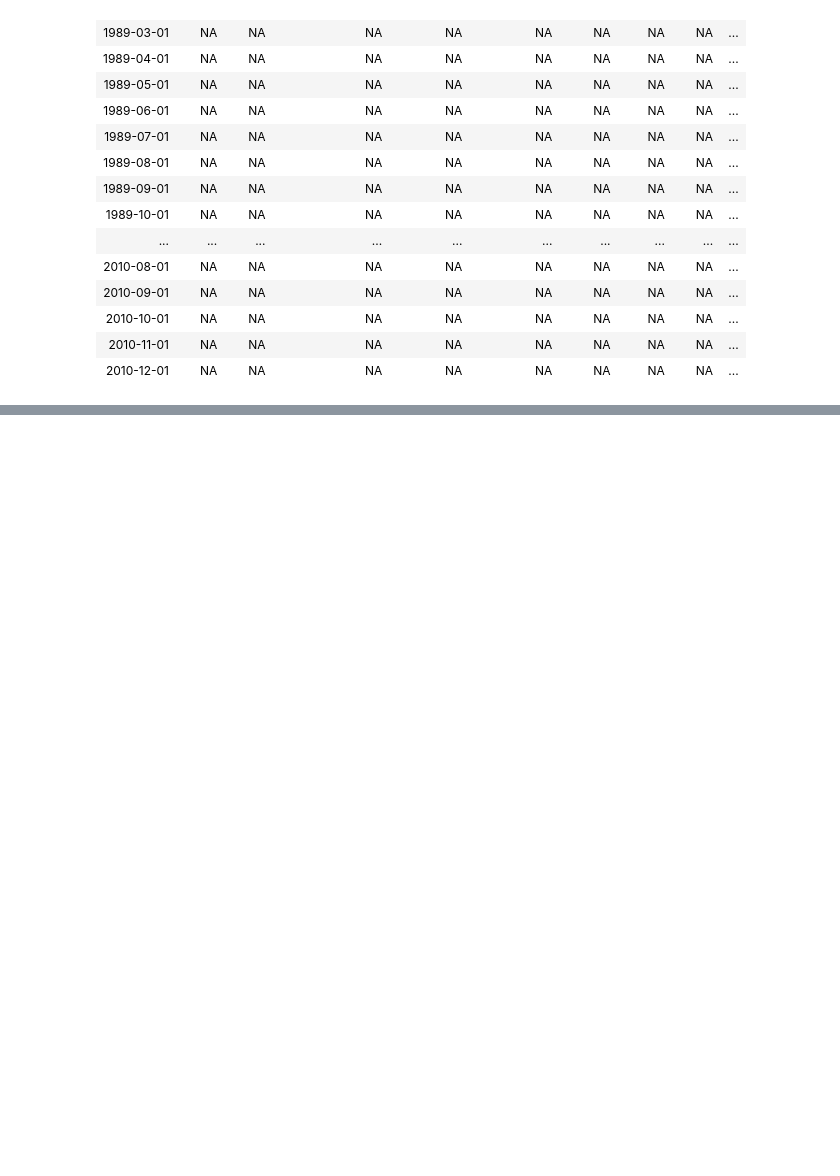
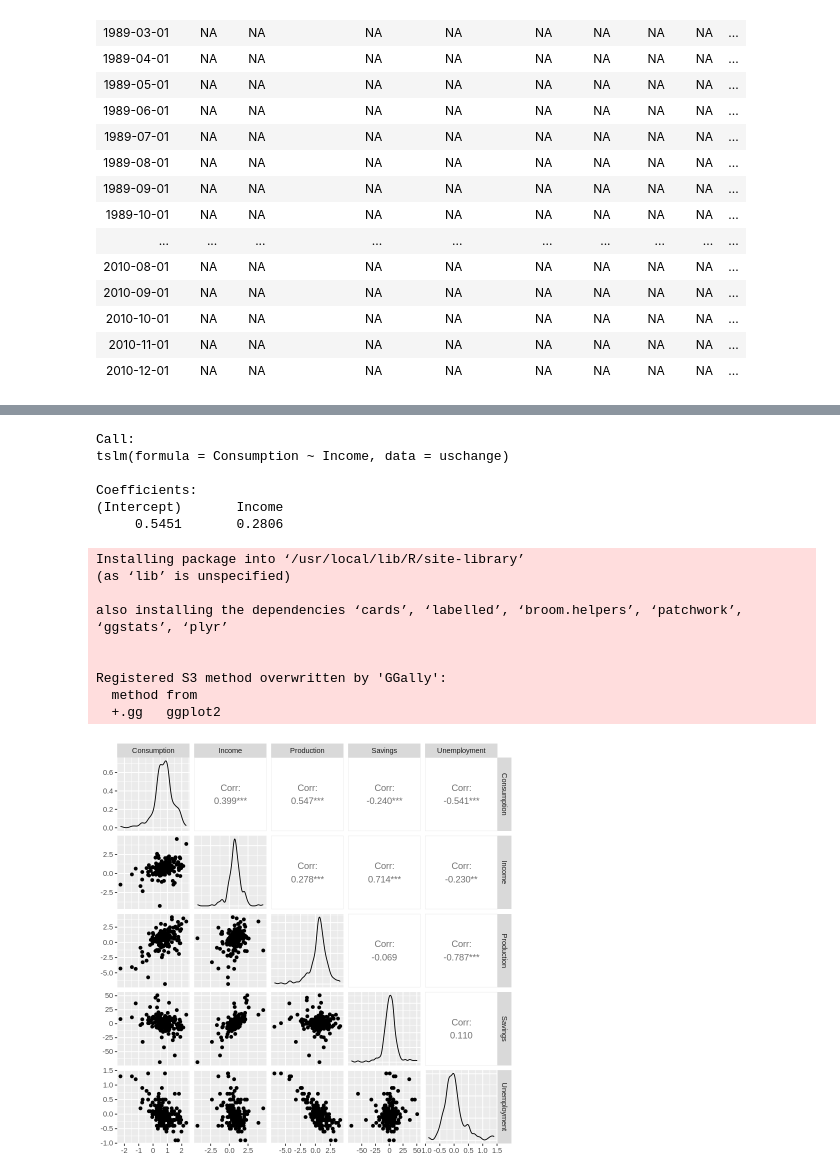
Before and after one commit to pacayton/Forecasting_Codes, a Jupyter notebook: Chapter_5_FPP2.ipynb, the cells around one changed output, grey strips where cells are left out. Drawn from its saved outputs; the diff is of its cells as text; code cells hidden in the pictures; blank space fills up the shorter version.

```diff
--- a/Chapter_5_FPP2.ipynb
+++ b/Chapter_5_FPP2.ipynb
@@ -89,0 +107,26 @@ A spec_tbl_df: 112 × 19
+# %%
+tslm(Consumption ~ Income, data=uschange)
+# %% [output]
+Call:
+tslm(formula = Consumption ~ Income, data = uschange)
+
+Coefficients:
+(Intercept)       Income
+     0.5451       0.2806
+# %%
+install.packages("GGally")
+
+uschange %>%
+  as.data.frame() %>%
+  GGally::ggpairs()
+# %% [output]
+Installing package into ‘/usr/local/lib/R/site-library’
+(as ‘lib’ is unspecified)
+
+also installing the dependencies ‘cards’, ‘labelled’, ‘broom.helpers’, ‘patchwork’, ‘ggstats’, ‘plyr’
+
+
+Registered S3 method overwritten by 'GGally':
+  method from
+  +.gg   ggplot2
+[figure, added]
```
Also changed, not shown: parts of 20 cells of this notebook.
